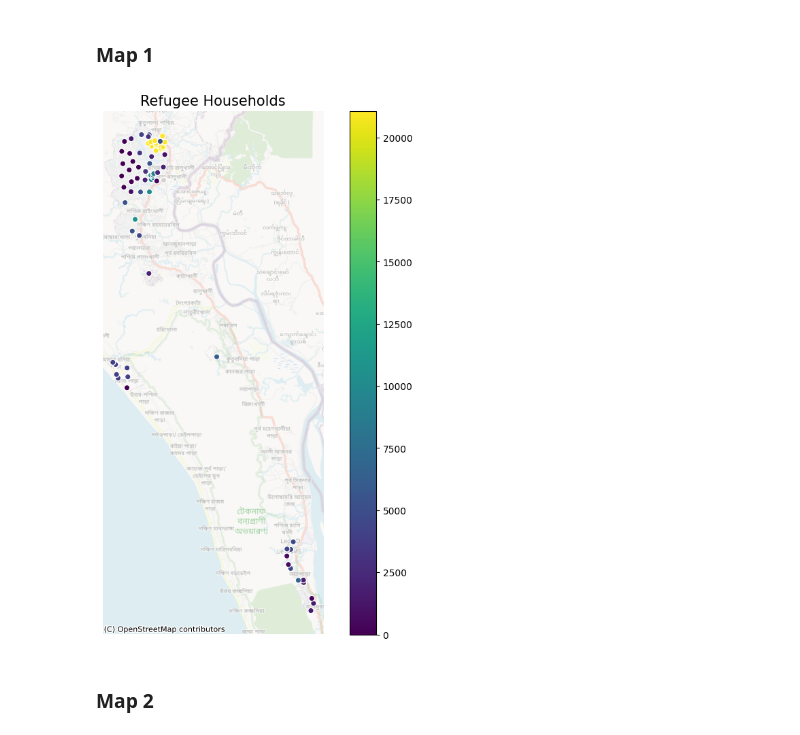
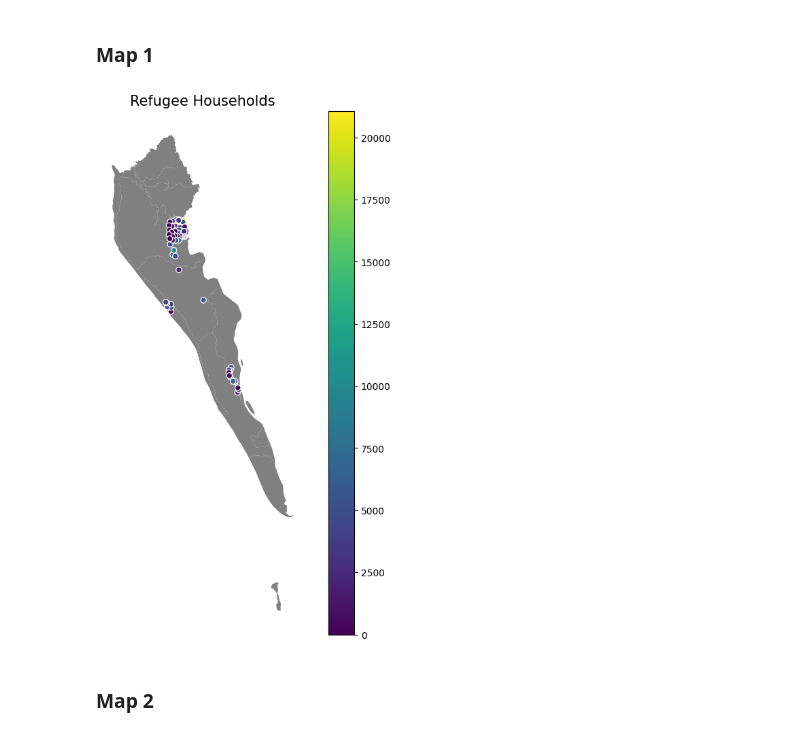
Before and after one commit to Rohan7386/Bangladesh-Refugee-Population, a Jupyter notebook: Week7.ipynb, the cells around one changed output. Drawn from its saved outputs; the diff is of its cells as text; code cells hidden in the pictures.

```diff
--- a/Week7.ipynb
+++ b/Week7.ipynb
@@ -118,3 +101,7 @@ print(df.head())
 2        Britishpara               177                885          5.000000
 3         Burma Para              5369              27594          5.139505
 4         Chakmarkul              2000              10500          5.250000
+# %%
+# Polygon Data
+locations_geodata = gpd.read_file("/content/drive/My Drive/Colab/Bangladesh_pop/bgd_admbnda_adm4_bbs_20201113.shp")
+locations_geodata
@@ -120,0 +122,4 @@ print(df.head())
+# %%
+# Filtering for Cox's Bazar
+Coxs_Bazar_geodata = locations_geodata[locations_geodata['ADM2_EN'] == "Cox's Bazar"]
+Coxs_Bazar_geodata
@@ -120,0 +145,4 @@ print(df.head())
+# %%
+# Filtering for Chittagong
+Chittagong_geodata = Coxs_Bazar_geodata[(Coxs_Bazar_geodata['ADM3_EN'] == "Teknaf") | (Coxs_Bazar_geodata['ADM3_EN'] == "Ukhia")]
+Chittagong_geodata
@@ -121,7 +177,8 @@ print(df.head())
 # %% [markdown]
 ## Merging Datasets
 # %%
-merged = gdf_web.set_index('Site Name').join(df.set_index('Location name'))
+# Merging map_df and df
+merged = map_df.set_index('Site Name').join(df.set_index('Location name'))
 print(merged)
 # %% [output]
                SSID     BlockID     Other Site   Block Name  Note    Status  \
@@ -147,31 +204,31 @@ Zone ZA                  0.0              NaN
 ### Map 1
 # %%
 merged = merged.to_crs(epsg=3857)
+Chittagong_geodata_crs = Chittagong_geodata.to_crs(epsg=3857)
 
 fig, ax = plt.subplots(1, figsize=(10, 10))
 ax.axis("off")
 ax.set_title("Refugee Households", fontdict={"fontsize": 15, "fontweight": "3"})
 
 # Plot
+Chittagong_geodata_crs.plot(ax=ax, color = 'grey')
 merged.plot(
     column="Total Households",
     cmap="viridis",
     linewidth=0.9,
     ax=ax,
     edgecolor="1",
     legend=True,
     missing_kwds={
         "color": "lightgrey",
         "label": "Missing values",
     },
 )
 
-# Basemap
-ctx.add_basemap(ax, source=ctx.providers.OpenStreetMap.Mapnik, alpha=0.4)
 
 plt.show()
 # %% [output]
-[figure, old version]
+[figure, new version]
 # %% [markdown]
 ### Map 2
 # %%
```
Also changed, not shown: parts of 12 cells of this notebook.
